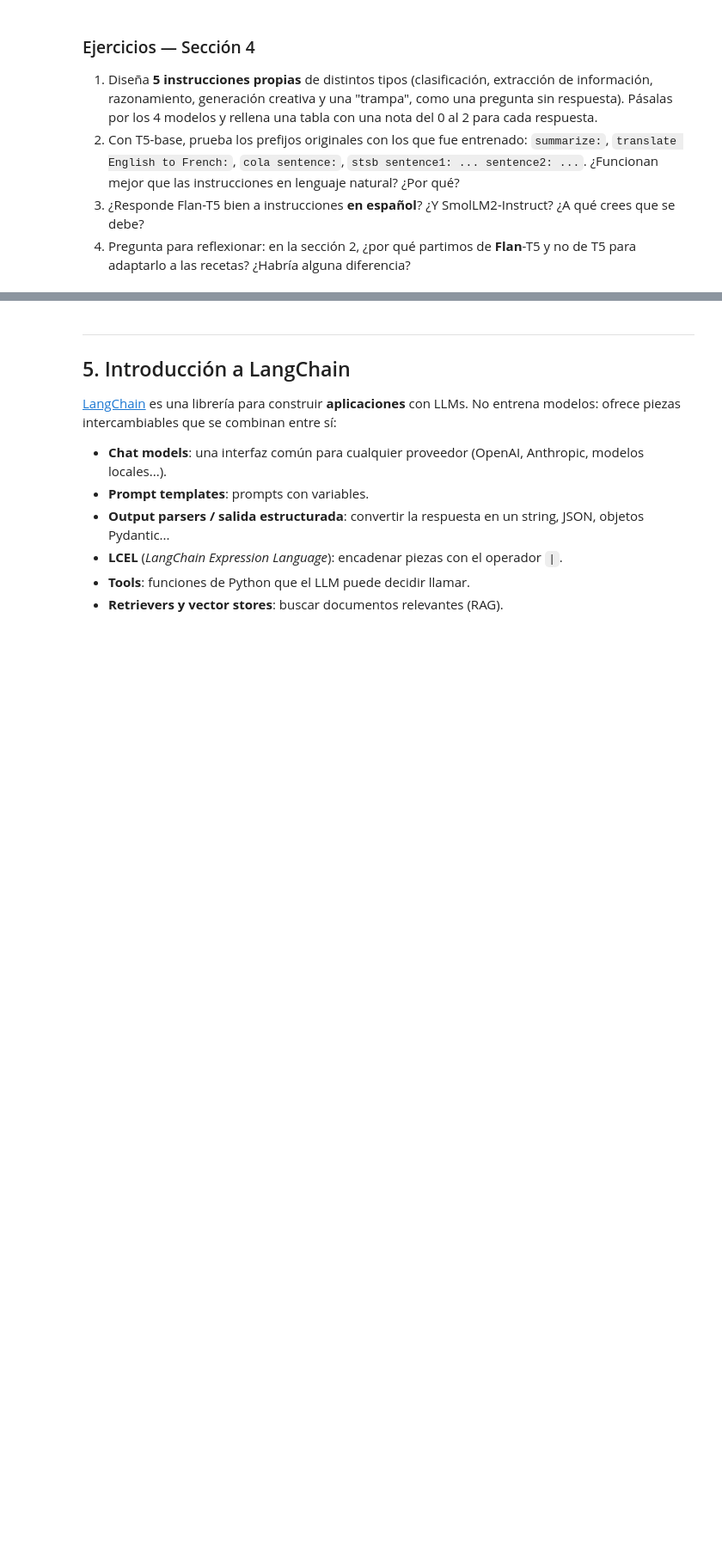
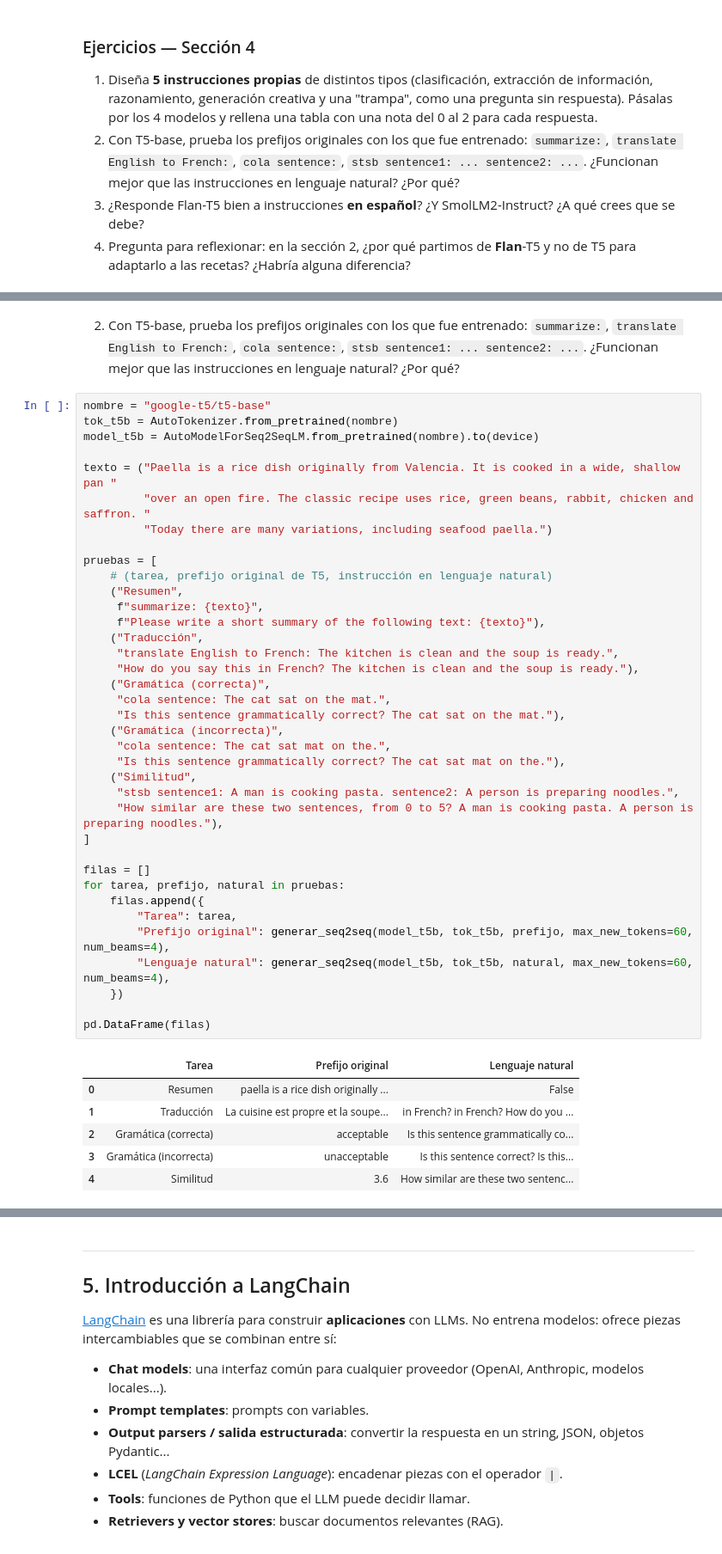
Before and after one commit to ai-somorrostro/reto_1_1-2627-llm_introduction, a Jupyter notebook: llm_fundamentos.ipynb, the cells around one changed output, grey strips where cells are left out. Shown at 86% size. Saved outputs shown, nothing was run; the diff lists cells and outputs as text; blank space fills up the shorter version.

```diff
--- a/llm_fundamentos.ipynb
+++ b/llm_fundamentos.ipynb
@@ -2252,0 +2340,46 @@ pd.DataFrame(resultados)
+# %% [markdown]
+2. Con T5-base, prueba los prefijos originales con los que fue entrenado: `summarize:`, `translate English to French:`, `cola sentence:`, `stsb sentence1: ... sentence2: ...`. ¿Funcionan mejor que las instrucciones en lenguaje natural? ¿Por qué?
+# %%
+nombre = "google-t5/t5-base"
+tok_t5b = AutoTokenizer.from_pretrained(nombre)
+model_t5b = AutoModelForSeq2SeqLM.from_pretrained(nombre).to(device)
+
+texto = ("Paella is a rice dish originally from Valencia. It is cooked in a wide, shallow pan "
+         "over an open fire. The classic recipe uses rice, green beans, rabbit, chicken and saffron. "
+         "Today there are many variations, including seafood paella.")
+
+pruebas = [
+    # (tarea, prefijo original de T5, instrucción en lenguaje natural)
+    ("Resumen",
+     f"summarize: {texto}",
+     f"Please write a short summary of the following text: {texto}"),
+    ("Traducción",
+     "translate English to French: The kitchen is clean and the soup is ready.",
+     "How do you say this in French? The kitchen is clean and the soup is ready."),
+    ("Gramática (correcta)",
+     "cola sentence: The cat sat on the mat.",
+     "Is this sentence grammatically correct? The cat sat on the mat."),
+    ("Gramática (incorrecta)",
+     "cola sentence: The cat sat mat on the.",
+     "Is this sentence grammatically correct? The cat sat mat on the."),
+    ("Similitud",
+     "stsb sentence1: A man is cooking pasta. sentence2: A person is preparing noodles.",
+     "How similar are these two sentences, from 0 to 5? A man is cooking pasta. A person is preparing noodles."),
+]
+
+filas = []
+for tarea, prefijo, natural in pruebas:
+    filas.append({
+        "Tarea": tarea,
+        "Prefijo original": generar_seq2seq(model_t5b, tok_t5b, prefijo, max_new_tokens=60, num_beams=4),
+        "Lenguaje natural": generar_seq2seq(model_t5b, tok_t5b, natural, max_new_tokens=60, num_beams=4),
+    })
+
+pd.DataFrame(filas)
+# %% [output]
+|  | Tarea | Prefijo original | Lenguaje natural |
+| 0 | Resumen | paella is a rice dish originally ... | False |
+| 1 | Traducción | La cuisine est propre et la soupe... | in French? in French? How do you ... |
+| 2 | Gramática (correcta) | acceptable | Is this sentence grammatically co... |
+| 3 | Gramática (incorrecta) | unacceptable | Is this sentence correct? Is this... |
+| 4 | Similitud | 3.6 | How similar are these two sentenc... |
```
Also changed, not shown: parts of 13 cells of this notebook.
